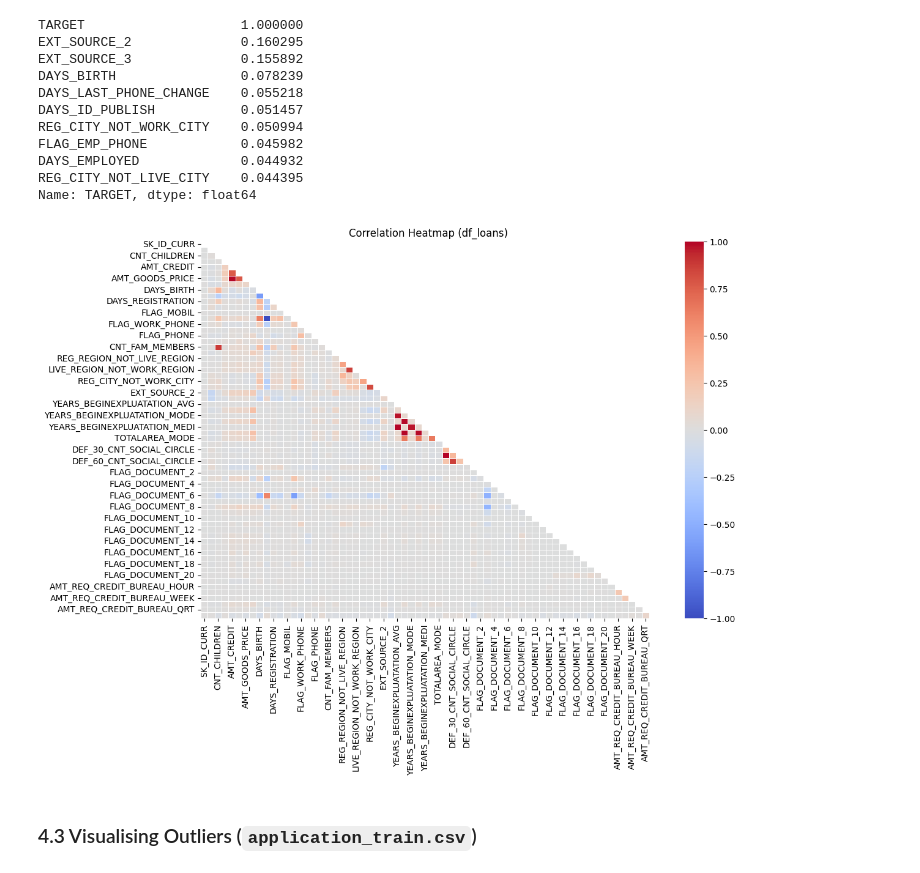
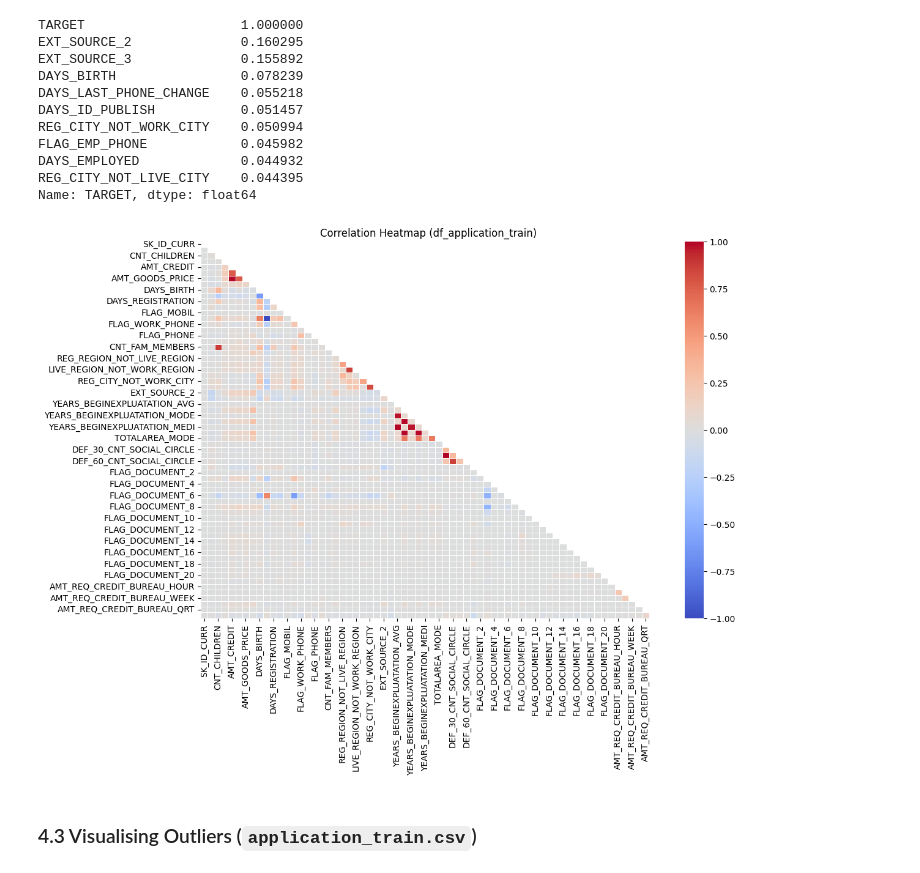
Before and after one commit to ognjenmedic/home-credit-ml-project, a Jupyter notebook: notebooks/application_train.ipynb, the cells around one changed output. Drawn from its saved outputs; the diff is of its cells as text; code cells hidden in the pictures.

```diff
--- a/notebooks/application_train.ipynb
+++ b/notebooks/application_train.ipynb
@@ -336,24 +362,24 @@ Length: 67, dtype: float64
 columns_to_drop = missing_percent[missing_percent > high_threshold].index
 
 # Drop columns
-df_loans.drop(columns=columns_to_drop, inplace=True)
+df_application_train.drop(columns=columns_to_drop, inplace=True)
 
 print(f"✅ Dropped {len(columns_to_drop)} columns with more than 50% missing values.")
 # %% [output]
 ✅ Dropped 41 columns with more than 50% missing values.
 # %%
 # Fill numeric columns with median
-numeric_cols = df_loans.select_dtypes(include=['int64', 'float64']).columns
-df_loans[numeric_cols] = df_loans[numeric_cols].fillna(df_loans[numeric_cols].median())
+numeric_cols = df_application_train.select_dtypes(include=['int64', 'float64']).columns
+df_application_train[numeric_cols] = df_application_train[numeric_cols].fillna(df_application_train[numeric_cols].median())
 
 print("✅ Filled numeric missing values with median.")
 # %% [output]
 ✅ Filled numeric missing values with median.
 # %%
 # Fill categorical columns with mode
-categorical_cols = df_loans.select_dtypes(include=['category']).columns
+categorical_cols = df_application_train.select_dtypes(include=['category']).columns
 for col in categorical_cols:
-    df_loans[col] = df_loans[col].fillna(df_loans[col].mode()[0])
+    df_application_train[col] = df_application_train[col].fillna(df_application_train[col].mode()[0])
 
 print("✅ Filled categorical missing values with mode (Fixed Version).")
 # %% [output]
@@ -429,7 +455,7 @@ Name: proportion, dtype: float64
 ### 4.2 Correlation Analysis (`application_train.csv`)
 # %%
 # Select only the numeric columns from the DataFrame
-numeric_data = df_loans.select_dtypes(include=[np.number])
+numeric_data = df_application_train.select_dtypes(include=[np.number])
 
 # Calculate the correlation matrix for numeric data only
 corr_matrix = numeric_data.corr()
@@ -452,25 +478,25 @@ Name: TARGET, dtype: float64
 # %%
 # Visualize the correlation matrix using a heatmap
 mask = np.triu(np.ones_like(corr_matrix, dtype=bool))
 
 # Set figure size
 plt.figure(figsize=(12, 8))
 
 # Create heatmap
 sns.heatmap(
     corr_matrix,
     mask=mask,
     annot=False,
     cmap="coolwarm",
     linewidths=0.5,
     vmin=-1, vmax=1
 )
 
 # Title
-plt.title("Correlation Heatmap (df_loans)")
+plt.title("Correlation Heatmap (df_application_train)")
 plt.show()
 # %% [output]
-[figure, old version]
+[figure, new version]
 # %% [markdown]
 ### 4.3 Visualising Outliers (`application_train.csv`)
 # %%
```
Also changed, not shown: parts of 33 cells of this notebook, 1 other file.
